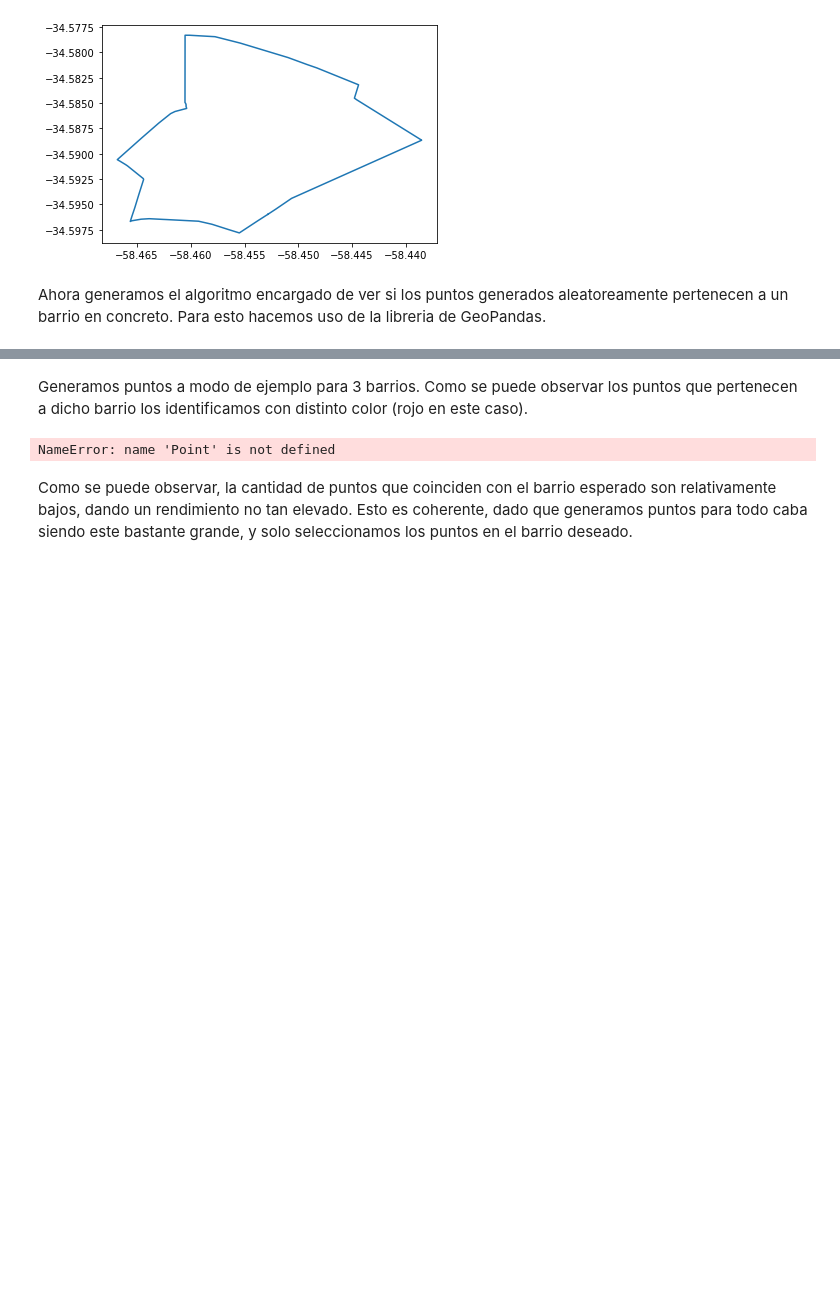
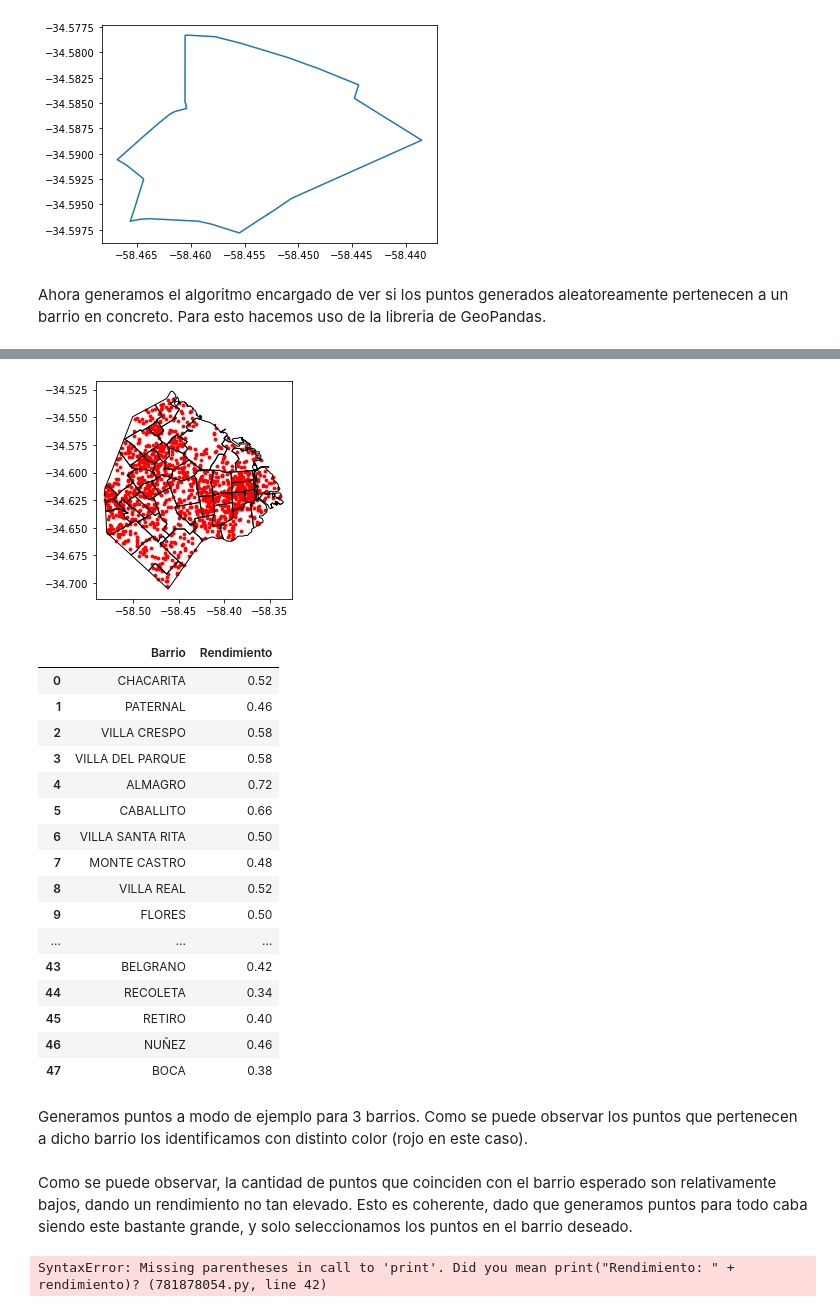
Before and after one commit to delpinor/tp-simulacion, a Jupyter notebook: TP1/ej_01.ipynb, the cells around one changed output, grey strips where cells are left out. Saved outputs shown, nothing was run; the diff lists cells and outputs as text; code cells hidden in the pictures; blank space fills up the shorter version.

```diff
--- a/TP1/ej_01.ipynb
+++ b/TP1/ej_01.ipynb
@@ -989,6 +1027,23 @@ def generar_puntos_en_caba(barrio,cant_puntos):
+# %%
+generar_puntos_en_caba_para_barrios(df_capital_federal['barrio'].unique(),50,True)
+# %% [output]
+[figure, added]
+|  | Barrio | Rendimiento |
+| 0 | CHACARITA | 0.52 |
+| 1 | PATERNAL | 0.46 |
+| 2 | VILLA CRESPO | 0.58 |
+| 3 | VILLA DEL PARQUE | 0.58 |
+| 4 | ALMAGRO | 0.72 |
+| 5 | CABALLITO | 0.66 |
+| 6 | VILLA SANTA RITA | 0.50 |
+| 7 | MONTE CASTRO | 0.48 |
+| 8 | VILLA REAL | 0.52 |
+| 9 | FLORES | 0.50 |
+| ... | ... | ... |
+| 43 | BELGRANO | 0.42 |
+| 44 | RECOLETA | 0.34 |
+| 45 | RETIRO | 0.40 |
+| 46 | NUÑEZ | 0.46 |
+| 47 | BOCA | 0.38 |
 # %% [markdown]
 Generamos puntos a modo de ejemplo para 3 barrios. Como se puede observar los puntos que pertenecen a dicho barrio los identificamos con distinto color (rojo en este caso).
-# %%
-generar_puntos_en_caba("CHACARITA",1000)
-# %% [output]
-NameError: name 'Point' is not defined
@@ -999,2 +1050,47 @@ generar_puntos_en_caba("VILLA LUGANO",1000)
 # %% [markdown]
 Como se puede observar, la cantidad de puntos que coinciden con el barrio esperado son relativamente bajos, dando un rendimiento no tan elevado. Esto es coherente, dado que generamos puntos para todo caba siendo este bastante grande, y solo seleccionamos los puntos en el barrio deseado.
+# %%
+def generar_puntos_en_un_barrio(barrio, cant_puntos, filtrar_fallido = False):
+
+    caba = gpd.GeoDataFrame.from_file('caba_barrios.json')
+
+    #ploteo solo el barrio que quiero
+    barrio = caba[caba['BARRIO'] == barrio]
+    base = barrio.boundary.plot(linewidth=1, edgecolor="black")
+
+    #me quedo con el barrio especifico
+    df_barrio = df_capital_federal[df_capital_federal['barrio'] == barrio]
+
+    max_latitud = df_barrio['latitud'].max()
+    min_latitud = df_barrio['latitud'].min()
+    max_longitud = df_barrio['longitud'].max()
+    min_longitud = df_barrio['longitud'].min()
+
+    lado_a = max_latitud - min_latitud
+    lado_b = max_longitud - min_longitud
+
+
+    lat = generador.muestra_entre(min_latitud, max_latitud, cant_puntos)
+    lon = generador.muestra_entre(min_longitud, max_longitud, cant_puntos)
+
+    df = pd.DataFrame({'latitud':lat, 'longitud':lon})
+    df['coords'] = list(zip(df['latitud'],df['longitud']))
+    df['coords'] = df['coords'].apply(Point)
+    puntos_aleatorios = gpd.GeoDataFrame(df, geometry='coords',crs=barrio.crs)
+
+    pointInPolys = gpd.tools.sjoin(puntos_aleatorios, caba, predicate="within", how='left')
+
+    puntos_barrio = puntos_aleatorios[pointInPolys.BARRIO==barrio]
+
+    if not filtrar_fallido:
+        puntos_aleatorios.plot(ax= base,linewidth=1, color="blue", markersize=1)
+
+    puntos_barrio.plot(ax = base,linewidth=1, color="red", markersize=8)
+
+    rendimiento = len(puntos_barrio)/len(puntos_aleatorios)
+
+
+    plt.show()
+    return rendimiento
+# %% [output]
+SyntaxError: Missing parentheses in call to 'print'. Did you mean print("Rendimiento: " + rendimiento)? (781878054.py, line 42)
```
Also changed, not shown: parts of 11 cells of this notebook.
